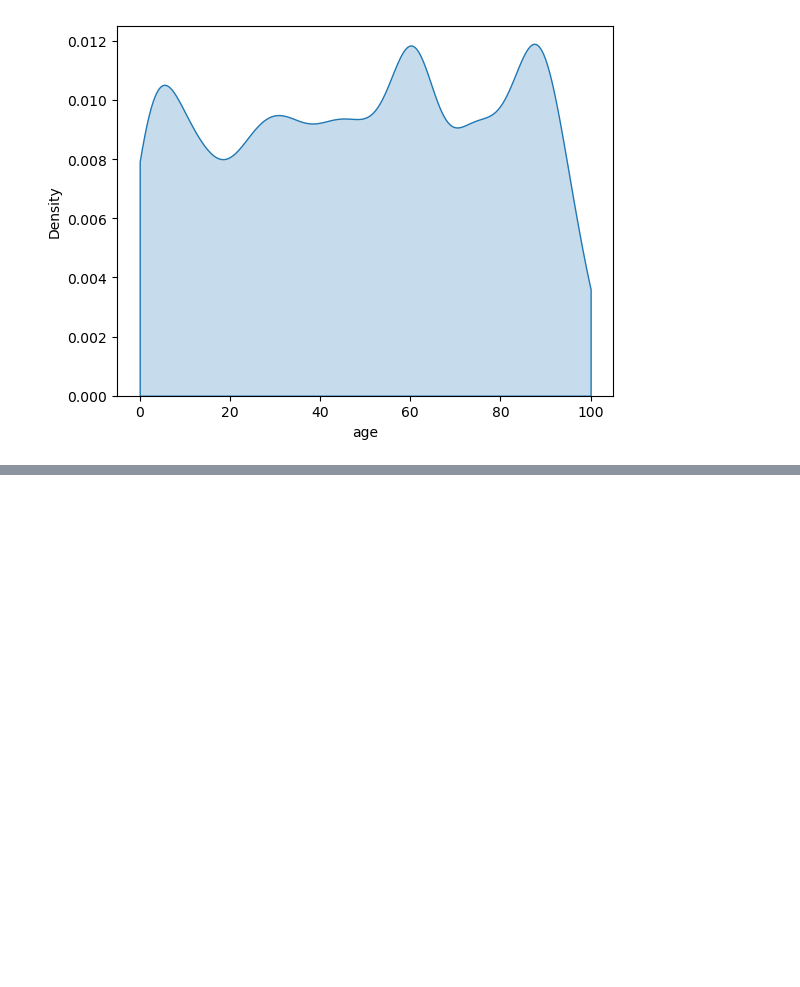
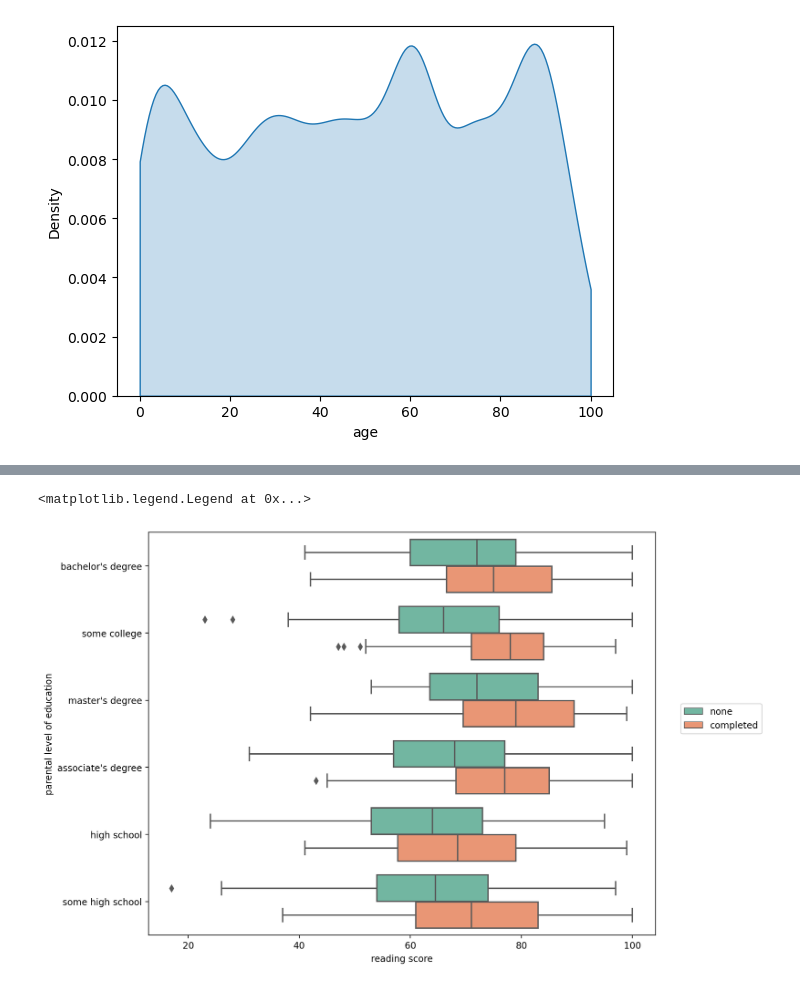
Before and after one commit to JovanTTT/MachineLearning-Course, a Jupyter notebook: Seaborn.ipynb, the cells around one changed output, grey strips where cells are left out. Saved outputs shown, nothing was run; the diff lists cells and outputs as text; code cells hidden in the pictures; blank space fills up the shorter version.

Commit message:
Seaborn Boxplot, Violinplot, Swarmplot, Boxenplot

```diff
--- a/Seaborn.ipynb
+++ b/Seaborn.ipynb
@@ -132,0 +138,2 @@ sns.kdeplot(data = sample_ages, x = 'age', clip = [0, 100], bw_adjust = 0.5, fil
+# %%
+df = pd.read_csv('C:\\Users\\jovan\\Desktop\\MachineLearning-Course\\MachineLearning-Course\\Data\\StudentsPerformance.csv')
@@ -132,0 +156,8 @@ sns.kdeplot(data = sample_ages, x = 'age', clip = [0, 100], bw_adjust = 0.5, fil
+# %%
+plt.figure(figsize = (10, 8), dpi = 200)
+sns.boxplot(data = df, x = 'reading score', y = 'parental level of education', hue = 'test preparation course', palette = 'Set2')
+
+plt.legend(loc =(1.05, 0.5) )
+# %% [output]
+<matplotlib.legend.Legend at 0x...>
+[figure, added]
```
Also changed, not shown: parts of 5 cells of this notebook, 2 other files.
